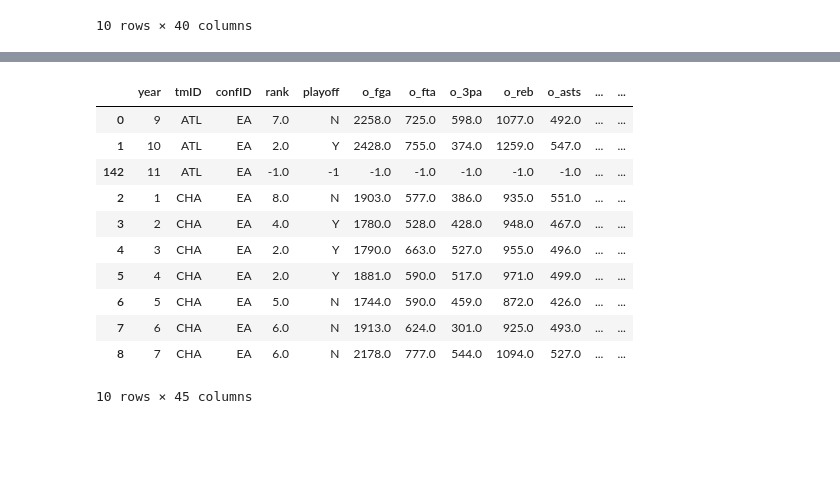
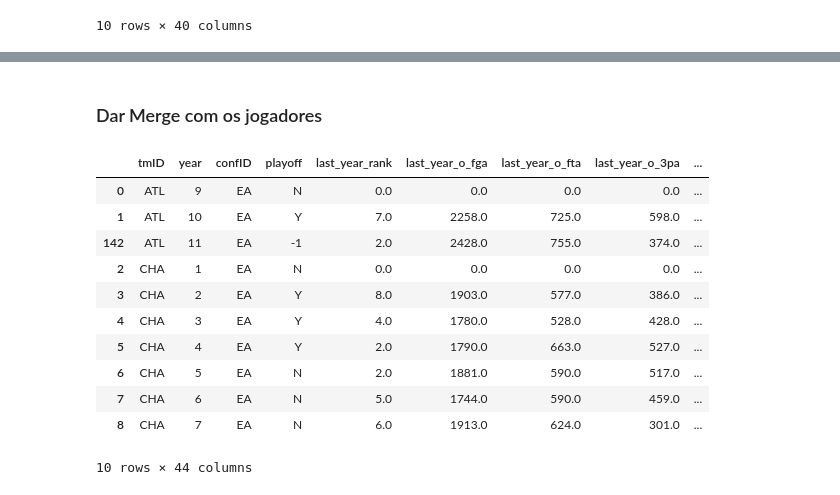
Before and after one commit to jmisidro/FEUP_ML, a Jupyter notebook: src/preparation.ipynb, the cells around one changed output, grey strips where cells are left out. Saved outputs shown, nothing was run; the diff lists cells and outputs as text; code cells hidden in the pictures; blank space fills up the shorter version.

```diff
--- a/src/preparation.ipynb
+++ b/src/preparation.ipynb
@@ -479,0 +463,22 @@ teams_all.drop(['firstRound', 'semis', 'finals'], axis=1, inplace=True)
+# %%
+# Drop columns as needed
+teams_all.drop(['firstRound', 'semis', 'finals'], axis=1, inplace=True)
+
+# Separate 'year' column to avoid shifting or prefixing it
+year_column = teams_all['year']
+confID_column = teams_all['confID']
+playoff_column = teams_all['playoff']
+# Shift the DataFrame grouped by 'tmID' to get the previous year's data, excluding 'year'
+teams_df_last_year = teams_all.drop(columns=['year', 'confID','playoff']).groupby('tmID').shift(1)
+
+# Add prefix to indicate these are from the last year
+teams_df_last_year = teams_df_last_year.add_prefix('last_year_')
+
+# Concatenate 'tmID', 'year' (unchanged), and the shifted columns
+teams_df_last_year = pd.concat([teams_all['tmID'], year_column, confID_column,playoff_column, teams_df_last_year], axis=1)
+
+# Fill NaN values with 0 for rows without previous-year data
+teams_df_last_year.fillna(0, inplace=True)
+
+# Display the first 10 rows of the result
+teams_df_last_year.head(10)
@@ -480,30 +498,34 @@ teams_all.drop(['firstRound', 'semis', 'finals'], axis=1, inplace=True)
+# %% [markdown]
+### Dar Merge com os jogadores
 # %%
-teams_all['avg_player_height']=merged_result.groupby(['year', 'tmID'])['height'].transform('mean')
-teams_all['avg_player_weight']=merged_result.groupby(['year', 'tmID'])['weight'].transform('mean')
-teams_all['avg_player_age']=merged_result.groupby(['year', 'tmID'])['age'].transform('mean')
-teams_all['avg_player_last_3_years_sum_awards']=merged_result.groupby(['year', 'tmID'])['last_3_years_sum_awards'].transform('mean')
-teams_all['avg_player_all_time_sum_awards']=merged_result.groupby(['year', 'tmID'])['all_time_sum_awards'].transform('mean')
+# Calculate various averages for each 'year' and 'tmID' and assign them to teams_df_last_year
+teams_df_last_year['avg_player_height'] = merged_result.groupby(['year', 'tmID'])['height'].transform('mean')
+teams_df_last_year['avg_player_weight'] = merged_result.groupby(['year', 'tmID'])['weight'].transform('mean')
+teams_df_last_year['avg_player_age'] = merged_result.groupby(['year', 'tmID'])['age'].transform('mean')
+teams_df_last_year['avg_player_last_3_years_sum_awards'] = merged_result.groupby(['year', 'tmID'])['last_3_years_sum_awards'].transform('mean')
+teams_df_last_year['avg_player_all_time_sum_awards'] = merged_result.groupby(['year', 'tmID'])['all_time_sum_awards'].transform('mean')
 
-teams_all['last_3_years_avg_pl_efficiency']=merged_result.groupby(['year', 'tmID'])['last_3_years_avg_pl_efficiency'].transform('mean')
-teams_all['all_years_avg_pl_efficiency']=merged_result.groupby(['year', 'tmID'])['all_years_avg_pl_efficiency'].transform('mean')
+teams_df_last_year['last_3_years_avg_pl_efficiency'] = merged_result.groupby(['year', 'tmID'])['last_3_years_avg_pl_efficiency'].transform('mean')
+teams_df_last_year['all_years_avg_pl_efficiency'] = merged_result.groupby(['year', 'tmID'])['all_years_avg_pl_efficiency'].transform('mean')
 
-# Create new attribute tm_efficiency based on the average of the last_3_years_avg_pl_efficiency of each player in the team
-teams_all['tm_efficiency'] = teams_all.groupby(['year', 'tmID'])['last_3_years_avg_pl_efficiency'].transform('mean')
+# Create new attribute 'tm_efficiency' based on the average of 'last_3_years_avg_pl_efficiency' for each team
+# teams_df_last_year['tm_efficiency'] = teams_df_last_year.groupby(['year', 'tmID'])['last_3_years_avg_pl_efficiency'].transform('mean')
 
-teams_all.head(10)
+# Display the first 10 rows of the updated teams_df_last_year DataFrame
+teams_df_last_year.head(10)
 # %% [output]
-|  | year | tmID | confID | rank | playoff | o_fga | o_fta | o_3pa | o_reb | o_asts | ... | ... |
-| 0 | 9 | ATL | EA | 7.0 | N | 2258.0 | 725.0 | 598.0 | 1077.0 | 492.0 | ... | ... |
-| 1 | 10 | ATL | EA | 2.0 | Y | 2428.0 | 755.0 | 374.0 | 1259.0 | 547.0 | ... | ... |
-| 142 | 11 | ATL | EA | -1.0 | -1 | -1.0 | -1.0 | -1.0 | -1.0 | -1.0 | ... | ... |
-| 2 | 1 | CHA | EA | 8.0 | N | 1903.0 | 577.0 | 386.0 | 935.0 | 551.0 | ... | ... |
-| 3 | 2 | CHA | EA | 4.0 | Y | 1780.0 | 528.0 | 428.0 | 948.0 | 467.0 | ... | ... |
-| 4 | 3 | CHA | EA | 2.0 | Y | 1790.0 | 663.0 | 527.0 | 955.0 | 496.0 | ... | ... |
-| 5 | 4 | CHA | EA | 2.0 | Y | 1881.0 | 590.0 | 517.0 | 971.0 | 499.0 | ... | ... |
-| 6 | 5 | CHA | EA | 5.0 | N | 1744.0 | 590.0 | 459.0 | 872.0 | 426.0 | ... | ... |
-| 7 | 6 | CHA | EA | 6.0 | N | 1913.0 | 624.0 | 301.0 | 925.0 | 493.0 | ... | ... |
-| 8 | 7 | CHA | EA | 6.0 | N | 2178.0 | 777.0 | 544.0 | 1094.0 | 527.0 | ... | ... |
+|  | tmID | year | confID | playoff | last_year_rank | last_year_o_fga | last_year_o_fta | last_year_o_3pa | ... |
+| 0 | ATL | 9 | EA | N | 0.0 | 0.0 | 0.0 | 0.0 | ... |
+| 1 | ATL | 10 | EA | Y | 7.0 | 2258.0 | 725.0 | 598.0 | ... |
+| 142 | ATL | 11 | EA | -1 | 2.0 | 2428.0 | 755.0 | 374.0 | ... |
+| 2 | CHA | 1 | EA | N | 0.0 | 0.0 | 0.0 | 0.0 | ... |
+| 3 | CHA | 2 | EA | Y | 8.0 | 1903.0 | 577.0 | 386.0 | ... |
+| 4 | CHA | 3 | EA | Y | 4.0 | 1780.0 | 528.0 | 428.0 | ... |
+| 5 | CHA | 4 | EA | Y | 2.0 | 1790.0 | 663.0 | 527.0 | ... |
+| 6 | CHA | 5 | EA | N | 2.0 | 1881.0 | 590.0 | 517.0 | ... |
+| 7 | CHA | 6 | EA | N | 5.0 | 1744.0 | 590.0 | 459.0 | ... |
+| 8 | CHA | 7 | EA | N | 6.0 | 1913.0 | 624.0 | 301.0 | ... |
-10 rows × 45 columns
+10 rows × 44 columns
 # %%
 
 #merge coachID year in with playerID year to get coach award awards_players and coaches
```
Also changed, not shown: parts of 9 cells of this notebook, 2 other files.
